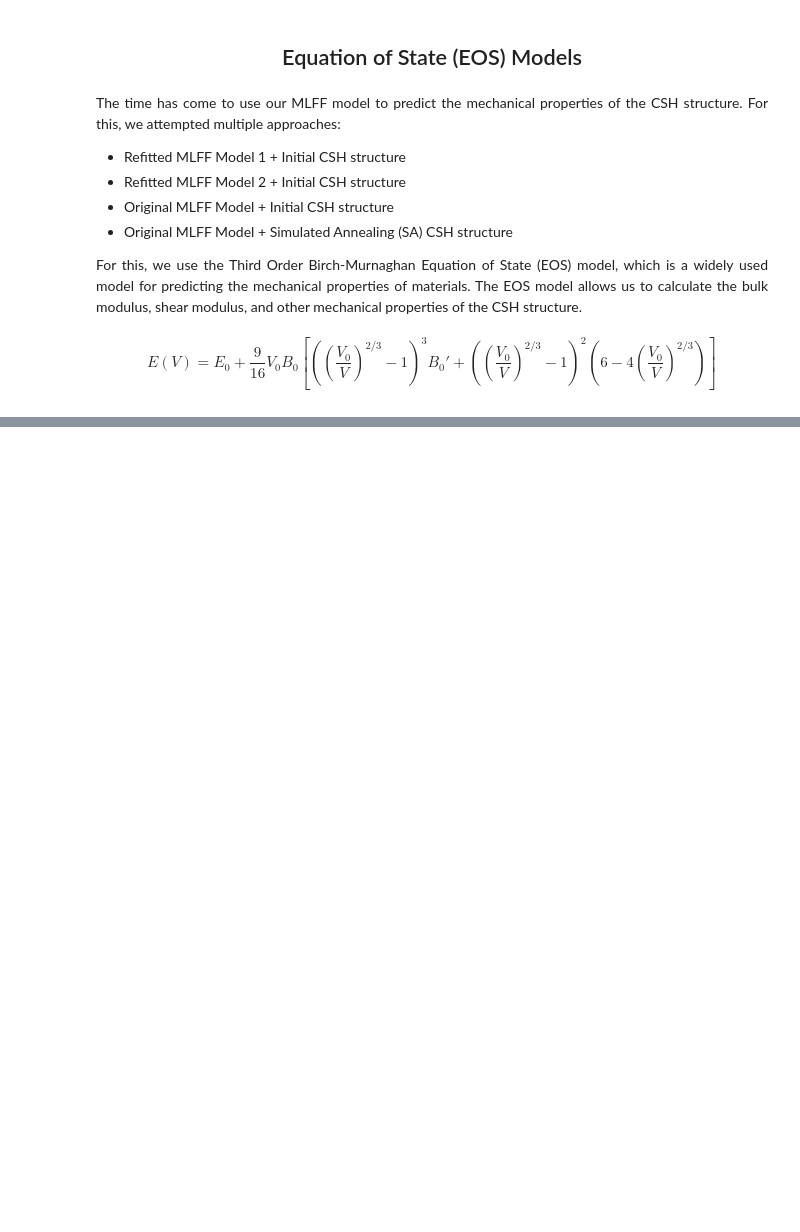
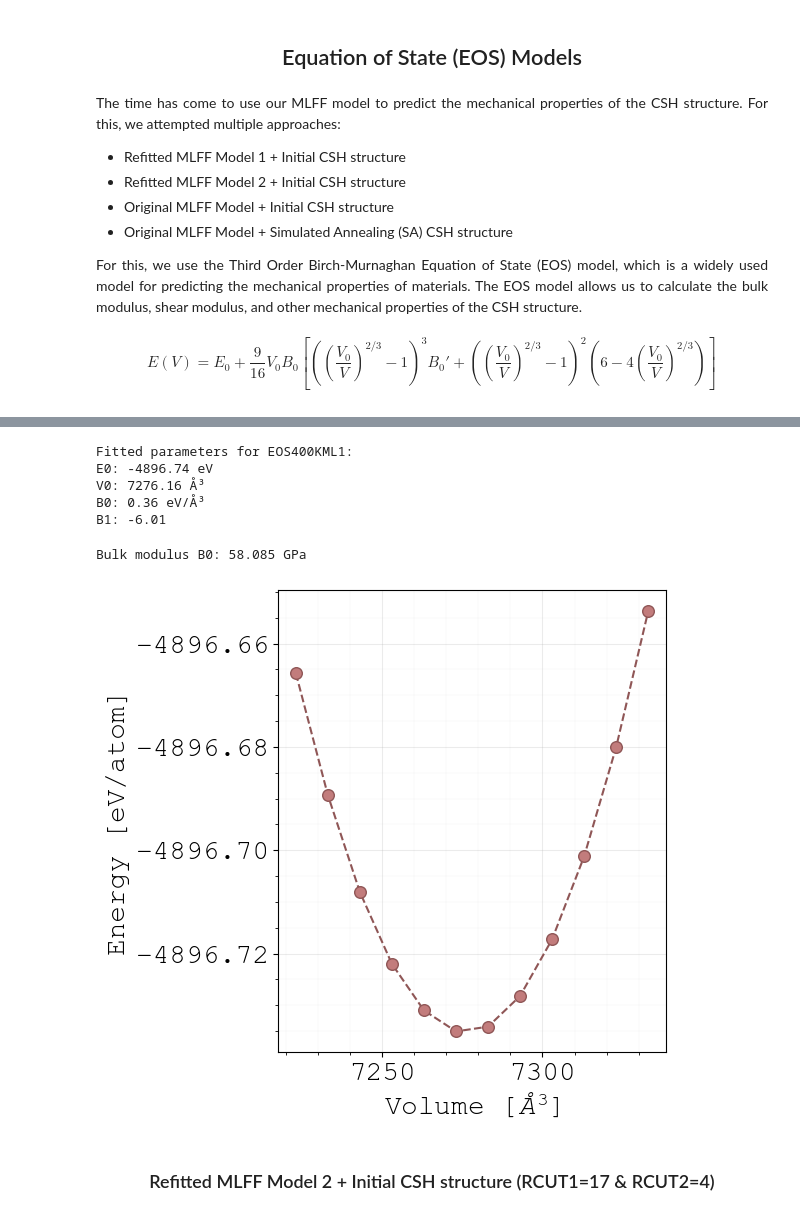
Before and after one commit to quantum-gabo/bachelor-thesis, a Jupyter notebook: notebooks/thesis-figures.ipynb, the cells around one changed output, grey strips where cells are left out. Saved outputs shown, nothing was run; the diff lists cells and outputs as text; code cells hidden in the pictures; blank space fills up the shorter version.

Commit message:
Update thesis figures

```diff
--- a/notebooks/thesis-figures.ipynb
+++ b/notebooks/thesis-figures.ipynb
@@ -898,0 +982,3 @@ $$
+# %%
+# Get the volume-energy data
+eos_400K_dir = "../cluster-files/ml-400k/eos/"
@@ -898,0 +990,76 @@ $$
+# %%
+# Perform the fit
+popt_EOS400KML1, _ = curve_fit(EOSModel, EOS400KML1_V, EOS400KML1_E, p0=[-4879, volume_rxo, -0.5, 4])
+
+# Extract the fitted parameters
+E0_EOS400KML1, V0_EOS400KML1, B0_EOS400KML1, B1_EOS400KML1 = popt_EOS400KML1
+
+# Report the fitted parameters
+print(f"Fitted parameters for EOS400KML1:")
+print(f"E0: {E0_EOS400KML1:.2f} eV")
+print(f"V0: {V0_EOS400KML1:.2f} Å³")
+print(f"B0: {B0_EOS400KML1:.2f} eV/Å³")
+print(f"B1: {B1_EOS400KML1:.2f}")
+# %% [output]
+Fitted parameters for EOS400KML1:
+E0: -4896.74 eV
+V0: 7276.16 Å³
+B0: 0.36 eV/Å³
+B1: -6.01
+# %%
+# Get the Bulk modulus in GPa
+B0_EOS400KML1_GPa = B0_EOS400KML1 * 160.21766208  # Convert eV/Å³ to GPa
+print(f"Bulk modulus B0: {B0_EOS400KML1_GPa:.3f} GPa")
+# %% [output]
+Bulk modulus B0: 58.085 GPa
+# %%
+# Plot the fitted EOS curve
+v_fit = np.linspace(v_start, EOS400KML1_V[-1], 100)
+E_FIT_EOS400KML1 = EOSModel(EOS400KML1_V, *popt_EOS400KML1)
+# %%
+fig, ax = plt.subplots(figsize=(5, 6))
+
+# Disable scientific and offset notation
+formatter = ScalarFormatter(useOffset=False, useMathText=False)
+formatter.set_scientific(False)
+
+# Set formatter for both axes
+ax.xaxis.set_major_formatter(formatter)
+ax.yaxis.set_major_formatter(formatter)
+
+# Plot the volume-energy data
+ax.scatter(EOS400KML1_V[:12], E_FIT_EOS400KML1[:12], label='MLFF 1', color=dataset_colors[3],
+            edgecolors=dataset_line_colors[3], s=70, marker='o', zorder=3)
+#ax.plot(EOS400KML1_V[:12], EOS400KML1_E[:12], label='MLFF 1', color=dataset_line_colors[3],
+        #linewidth=1.5, zorder=1)
+# Plot the fitted EOS curve
+
+ax.plot(EOS400KML1_V[:12], E_FIT_EOS400KML1[:12], label='Fitted EOS MLFF 1', color=dataset_line_colors[3], linestyle='--', zorder=2)
+# Set labels
+ax.set(xlabel=r'Volume [$\AA^3$]', ylabel='Energy [eV/atom]')
+# Grid settings
+ax.grid(True, which='major', linestyle='-', linewidth=0.75, alpha=0.25)
+ax.minorticks_on()
+ax.grid(True, which='minor', linestyle='-', linewidth=0.25, alpha=0.15)
+ax.set_axisbelow(True)
+
+# # Set legend
+# handles, labels = ax.get_legend_handles_labels()
+# desired_order = [0, 1, 2]
+# ax.legend(
+#     [handles[i] for i in desired_order],
+#     [labels[i] for i in desired_order],
+#     loc='upper center',
+#     bbox_to_anchor=(0.5, 1.15),  # place legend above the axes, centered
+#     ncol=4,                      # spread legend entries horizontally
+#     frameon = False                # remove legend border/frame
+# )
+plt.show()
+# %% [output]
+[figure, added]
+# %% [markdown]
+<div class="header" style="text-align: center; margin-top: 20px; margin-bottom: 20px; font-family: Arial, sans-serif;">
+    <h3>
+    Refitted MLFF Model 2 + Initial CSH structure (RCUT1=17 & RCUT2=4)
+    </h3>
+</div>
```
Also changed, not shown: parts of 13 cells of this notebook.
